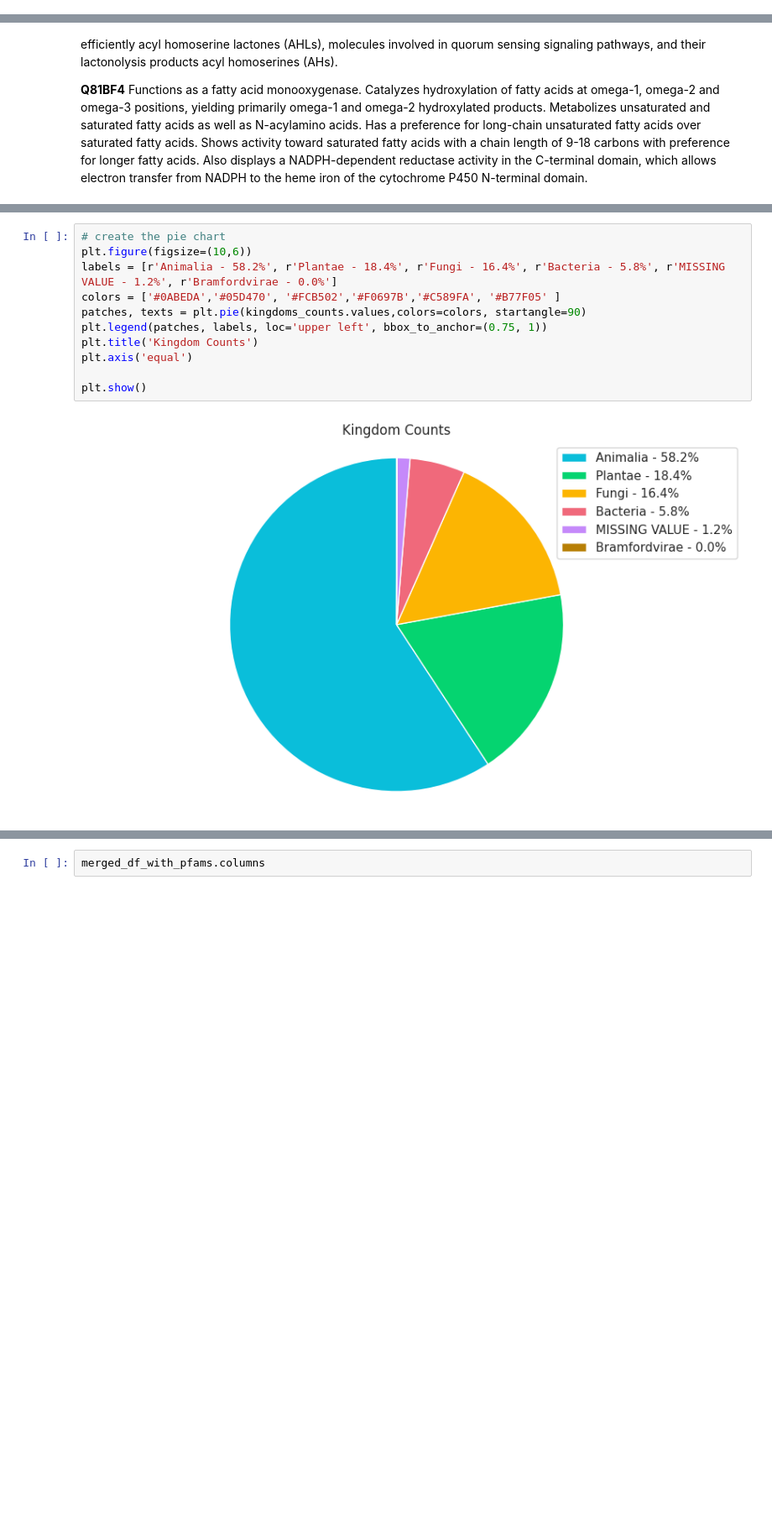
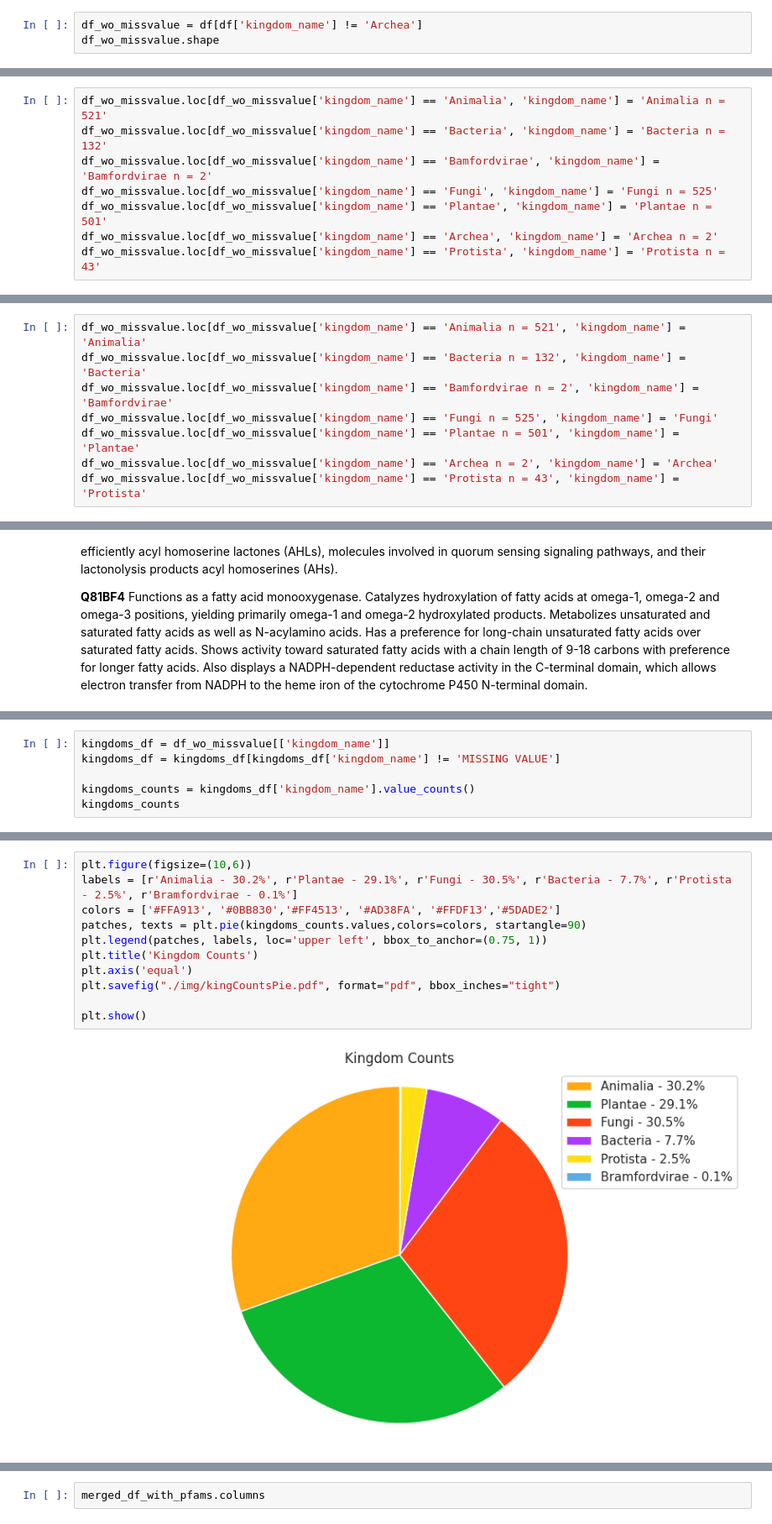
Before and after one commit to komorn/BcProject, a Jupyter notebook: cyps_analysis.ipynb, the cells around one changed output, grey strips where cells are left out. Shown at 84% size. Saved outputs shown, nothing was run; the diff lists cells and outputs as text; blank space fills up the shorter version.

```diff
--- a/cyps_analysis.ipynb
+++ b/cyps_analysis.ipynb
@@ -15,0 +22,3 @@ Index(['protein', 'name', 'reaction', 'rheaID', 'substrates',
+# %%
+df_wo_missvalue = df[df['kingdom_name'] != 'Archea']
+df_wo_missvalue.shape
@@ -21,2 +44,10 @@ sns.histplot(data=df, x="length", hue="kingdom_name")
+# %%
+df_wo_missvalue.loc[df_wo_missvalue['kingdom_name'] == 'Animalia', 'kingdom_name'] = 'Animalia n = 521'
+df_wo_missvalue.loc[df_wo_missvalue['kingdom_name'] == 'Bacteria', 'kingdom_name'] = 'Bacteria n = 132'
+df_wo_missvalue.loc[df_wo_missvalue['kingdom_name'] == 'Bamfordvirae', 'kingdom_name'] = 'Bamfordvirae n = 2'
+df_wo_missvalue.loc[df_wo_missvalue['kingdom_name'] == 'Fungi', 'kingdom_name'] = 'Fungi n = 525'
+df_wo_missvalue.loc[df_wo_missvalue['kingdom_name'] == 'Plantae', 'kingdom_name'] = 'Plantae n = 501'
+df_wo_missvalue.loc[df_wo_missvalue['kingdom_name'] == 'Archea', 'kingdom_name'] = 'Archea n = 2'
+df_wo_missvalue.loc[df_wo_missvalue['kingdom_name'] == 'Protista', 'kingdom_name'] = 'Protista n = 43'
 # %%
 sns.set_theme(style="white", rc={"axes.facecolor": (0, 0, 0, 0), 'axes.linewidth':2})
@@ -41,3 +121,11 @@ Text(0.5, 0.98, 'CYPs length distributions')
+# %%
+df_wo_missvalue.loc[df_wo_missvalue['kingdom_name'] == 'Animalia n = 521', 'kingdom_name'] = 'Animalia'
+df_wo_missvalue.loc[df_wo_missvalue['kingdom_name'] == 'Bacteria n = 132', 'kingdom_name'] = 'Bacteria'
+df_wo_missvalue.loc[df_wo_missvalue['kingdom_name'] == 'Bamfordvirae n = 2', 'kingdom_name'] = 'Bamfordvirae'
+df_wo_missvalue.loc[df_wo_missvalue['kingdom_name'] == 'Fungi n = 525', 'kingdom_name'] = 'Fungi'
+df_wo_missvalue.loc[df_wo_missvalue['kingdom_name'] == 'Plantae n = 501', 'kingdom_name'] = 'Plantae'
+df_wo_missvalue.loc[df_wo_missvalue['kingdom_name'] == 'Archea n = 2', 'kingdom_name'] = 'Archea'
+df_wo_missvalue.loc[df_wo_missvalue['kingdom_name'] == 'Protista n = 43', 'kingdom_name'] = 'Protista'
 # %% [markdown]
 We can see that there is a small number of CYPs about 1100 AA long. All the other ones are aproximately 500 AA long. We are going to take a look at the long ones to see if they are part of some gene cluster.
 # %%
@@ -152,0 +286,6 @@ Text(0.5, 0.98, 'CYPs length distributions')
+# %%
+kingdoms_df = df_wo_missvalue[['kingdom_name']]
+kingdoms_df = kingdoms_df[kingdoms_df['kingdom_name'] != 'MISSING VALUE']
+
+kingdoms_counts = kingdoms_df['kingdom_name'].value_counts()
+kingdoms_counts
@@ -178,16 +367,16 @@ plt.show()
 # %%
-# create the pie chart
 plt.figure(figsize=(10,6))
-labels = [r'Animalia - 58.2%', r'Plantae - 18.4%', r'Fungi - 16.4%', r'Bacteria - 5.8%', r'MISSING VALUE - 1.2%', r'Bramfordvirae - 0.0%']
-colors = ['#0ABEDA','#05D470', '#FCB502','#F0697B','#C589FA', '#B77F05' ]
+labels = [r'Animalia - 30.2%', r'Plantae - 29.1%', r'Fungi - 30.5%', r'Bacteria - 7.7%', r'Protista - 2.5%', r'Bramfordvirae - 0.1%']
+colors = ['#FFA913', '#0BB830','#FF4513', '#AD38FA', '#FFDF13','#5DADE2']
 patches, texts = plt.pie(kingdoms_counts.values,colors=colors, startangle=90)
 plt.legend(patches, labels, loc='upper left', bbox_to_anchor=(0.75, 1))
 plt.title('Kingdom Counts')
 plt.axis('equal')
+plt.savefig("./img/kingCountsPie.pdf", format="pdf", bbox_inches="tight")
 
 plt.show()
 # %% [output]
-[figure, old version]
+[figure, new version]
 # %%
 sns.set_style('white')
 sns.histplot(data=df, x="length", kde=False, color="blue")
```
Also changed, not shown: parts of 96 cells of this notebook, 28 other files.
